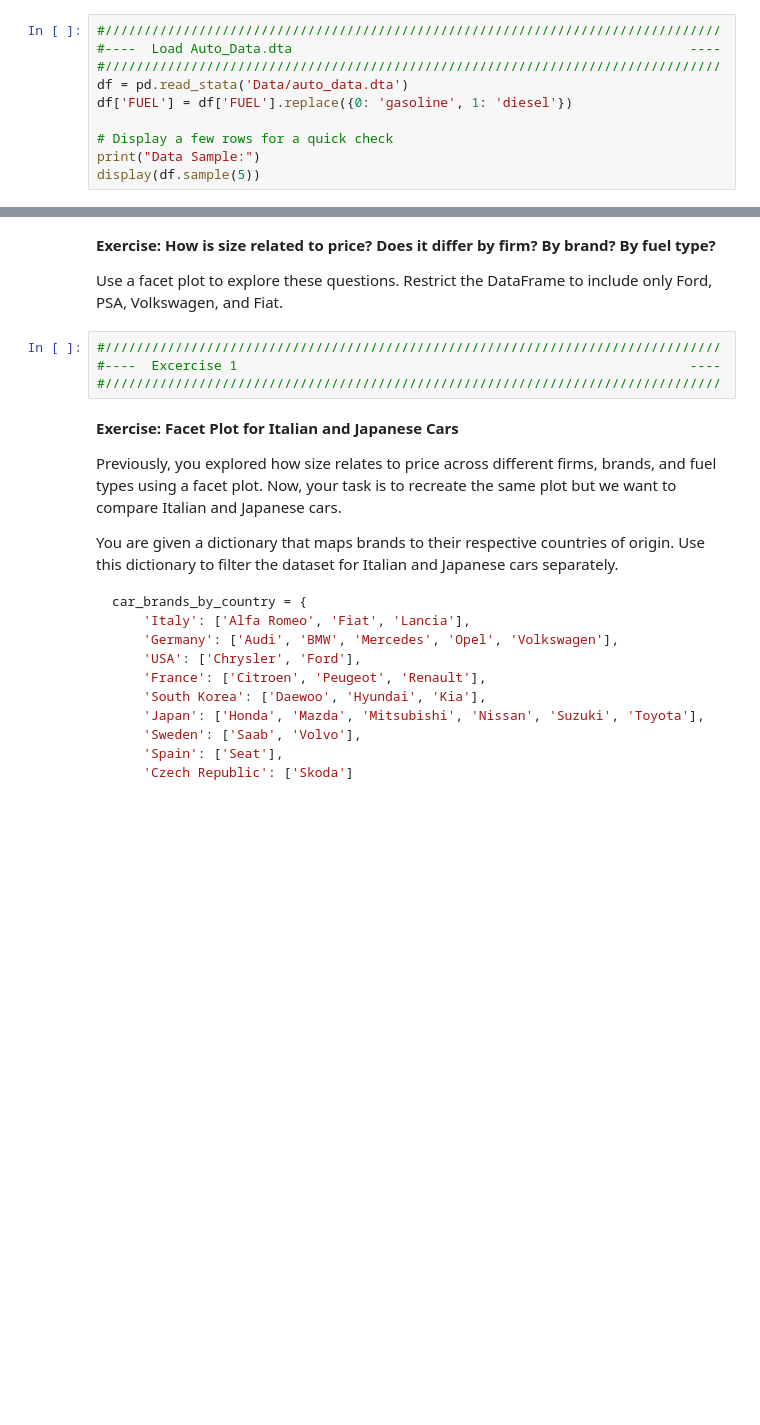
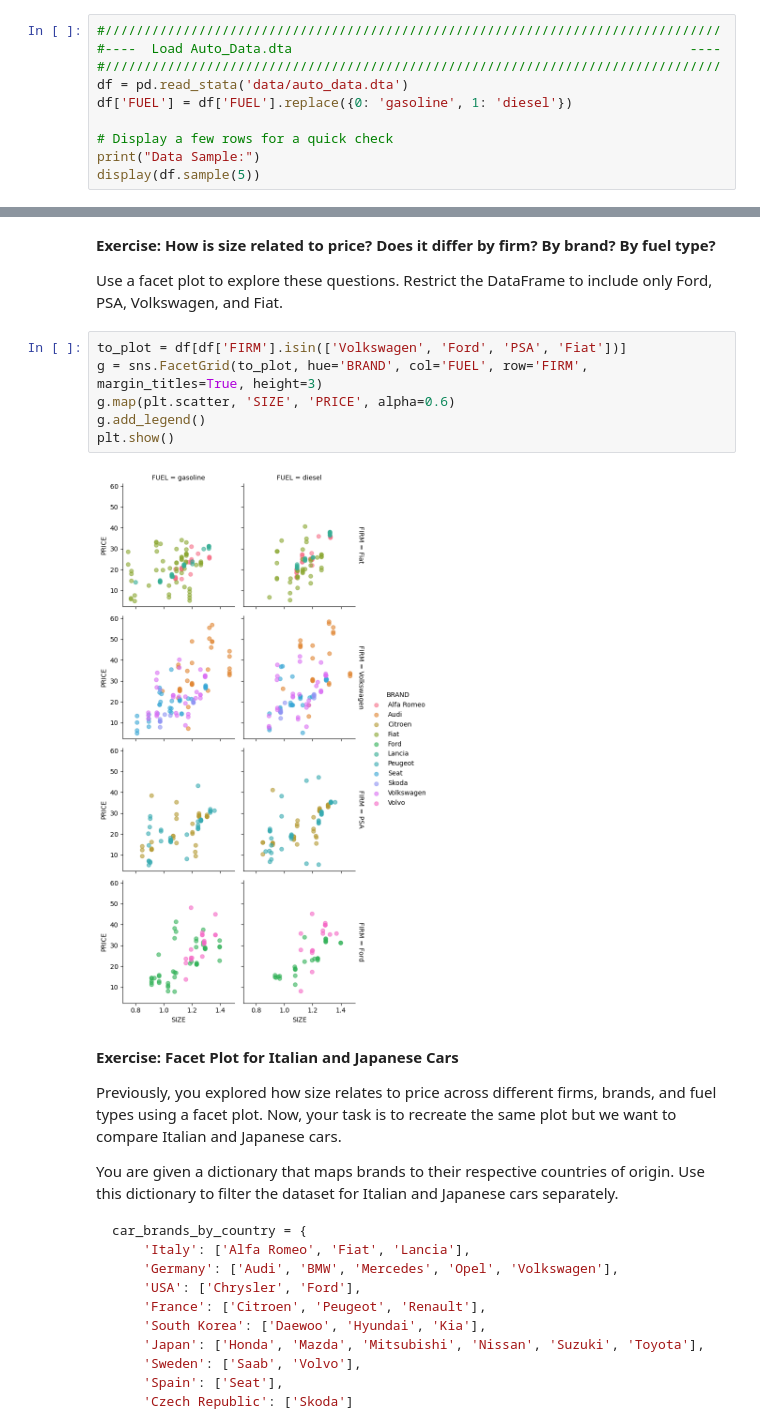
Before and after one commit to messymoose/ECON570, a Jupyter notebook: dis/friday2_fa25.ipynb, the cells around one changed output, grey strips where cells are left out. Cells and saved outputs as stored; diff of their text form; blank space fills up the shorter version.

```diff
--- a/dis/friday2_fa25.ipynb
+++ b/dis/friday2_fa25.ipynb
@@ -77,7 +80,7 @@ Let's work some more with the auto data from the seaborn lecture. We'll clean th
 #///////////////////////////////////////////////////////////////////////////////
 #----  Load Auto_Data.dta                                                   ----
 #///////////////////////////////////////////////////////////////////////////////
-df = pd.read_stata('Data/auto_data.dta')
+df = pd.read_stata('data/auto_data.dta')
 df['FUEL'] = df['FUEL'].replace({0: 'gasoline', 1: 'diesel'})
 
 # Display a few rows for a quick check
@@ -143,9 +176,13 @@ plt.show()
 
 Use a facet plot to explore these questions. Restrict the DataFrame to include only Ford, PSA, Volkswagen, and Fiat.
 # %%
-#///////////////////////////////////////////////////////////////////////////////
-#----  Excercise 1                                                          ----
-#///////////////////////////////////////////////////////////////////////////////
+to_plot = df[df['FIRM'].isin(['Volkswagen', 'Ford', 'PSA', 'Fiat'])]
+g = sns.FacetGrid(to_plot, hue='BRAND', col='FUEL', row='FIRM', margin_titles=True, height=3)
+g.map(plt.scatter, 'SIZE', 'PRICE', alpha=0.6)
+g.add_legend()
+plt.show()
+# %% [output]
+[figure, added]
 # %% [markdown]
 **Exercise: Facet Plot for Italian and Japanese Cars**
 
```
Also changed, not shown: parts of 23 cells of this notebook, 16 other files.
